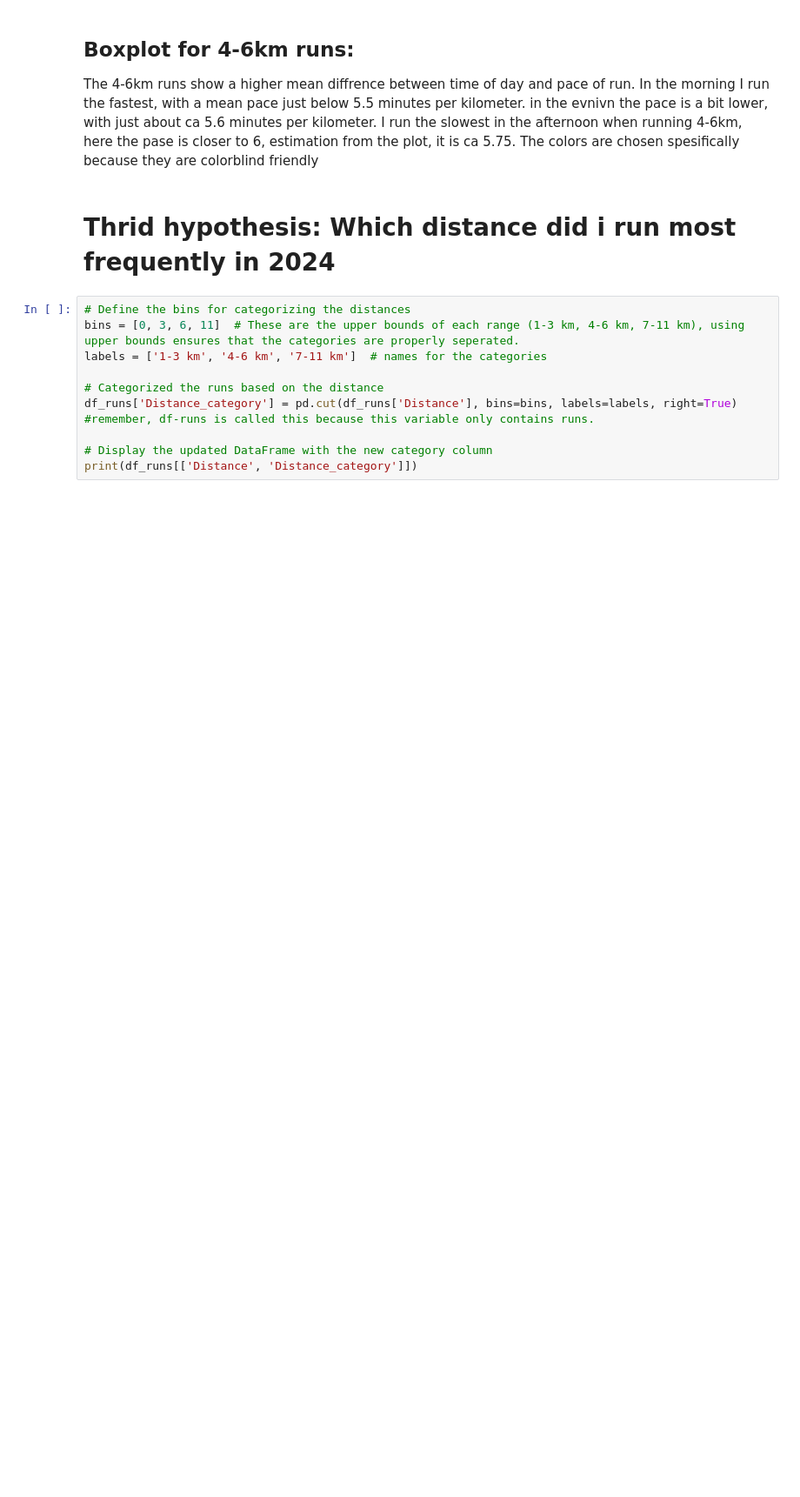
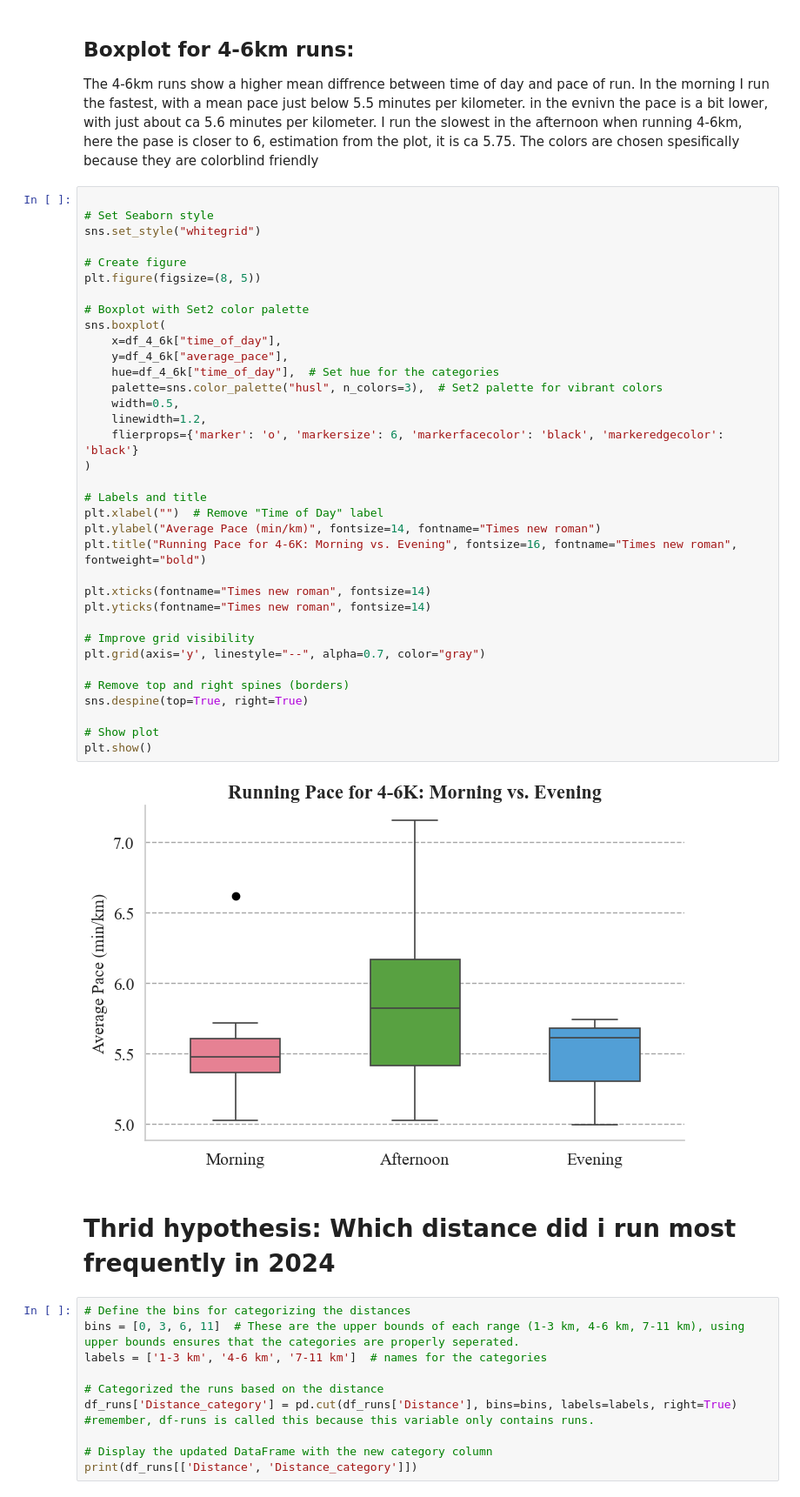
Before and after one commit to Kristine-jo/ExamPSY3035, a Jupyter notebook: Script/stravadata.ipynb, the cells around one changed output. Shown at 87% size. Drawn from its saved outputs; the diff is of its cells as text; blank space fills up the shorter version.

```diff
--- a/Script/stravadata.ipynb
+++ b/Script/stravadata.ipynb
@@ -257,6 +220,43 @@ plt.show()
 ## Boxplot for 4-6km runs:
 The 4-6km runs show a higher mean diffrence between time of day and pace of run. In the morning I run the fastest, with a mean pace just below 5.5 minutes per kilometer. in the evnivn the pace is a bit lower, with just about ca 5.6 minutes per kilometer. I run the slowest in the afternoon when running 4-6km, here the pase is closer to 6, estimation from the plot, it is ca 5.75.
 The colors are chosen spesifically because they are colorblind friendly
+# %%
+
+# Set Seaborn style
+sns.set_style("whitegrid")
+
+# Create figure
+plt.figure(figsize=(8, 5))
+
+# Boxplot with Set2 color palette
+sns.boxplot(
+    x=df_4_6k["time_of_day"],
+    y=df_4_6k["average_pace"],
+    hue=df_4_6k["time_of_day"],  # Set hue for the categories
+    palette=sns.color_palette("husl", n_colors=3),  # Set2 palette for vibrant colors
+    width=0.5,
+    linewidth=1.2,
+    flierprops={'marker': 'o', 'markersize': 6, 'markerfacecolor': 'black', 'markeredgecolor': 'black'}
+)
+
+# Labels and title
+plt.xlabel("")  # Remove "Time of Day" label
+plt.ylabel("Average Pace (min/km)", fontsize=14, fontname="Times new roman")
+plt.title("Running Pace for 4-6K: Morning vs. Evening", fontsize=16, fontname="Times new roman", fontweight="bold")
+
+plt.xticks(fontname="Times new roman", fontsize=14)
+plt.yticks(fontname="Times new roman", fontsize=14)
+
+# Improve grid visibility
+plt.grid(axis='y', linestyle="--", alpha=0.7, color="gray")
+
+# Remove top and right spines (borders)
+sns.despine(top=True, right=True)
+
+# Show plot
+plt.show()
+# %% [output]
+[figure, new version]
 # %% [markdown]
 # Thrid hypothesis: Which distance did i run most frequently in 2024
 # %%
```
Also changed, not shown: parts of 11 cells of this notebook.
